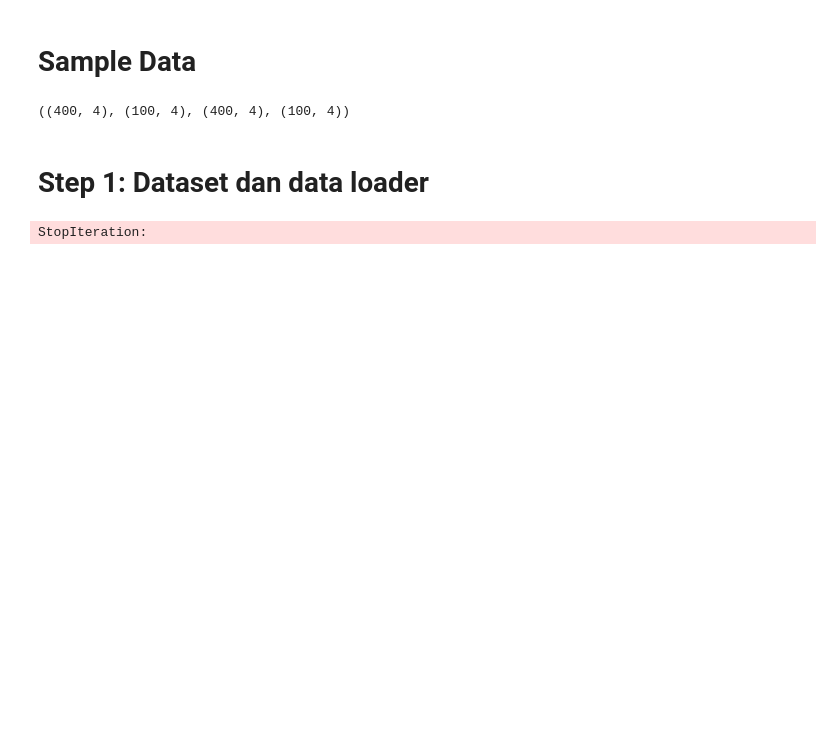
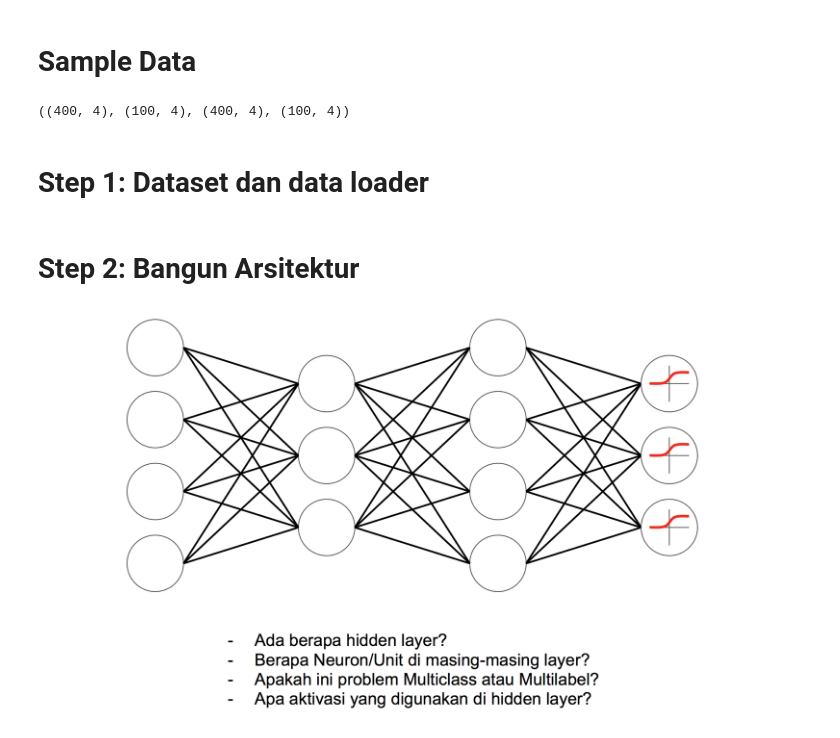
Before and after one commit to julius-risky/Data-Science, a Jupyter notebook: Deep_Learning/1_DL_PyTorch_workflow.ipynb, the cells around one changed output. Drawn from its saved outputs; the diff is of its cells as text; code cells hidden in the pictures; blank space fills up the shorter version.

```diff
--- a/Deep_Learning/1_DL_PyTorch_workflow.ipynb
+++ b/Deep_Learning/1_DL_PyTorch_workflow.ipynb
@@ -48,4 +49,6 @@ itera = iter(trainloader)
-# %%
-itera.next()
-# %% [output]
-StopIteration:
+# %% [markdown]
+# Step 2: Bangun Arsitektur
+# %%
+illustration.quiz
+# %% [output]
+[figure, added]
```
Also changed, not shown: parts of 15 cells of this notebook.
